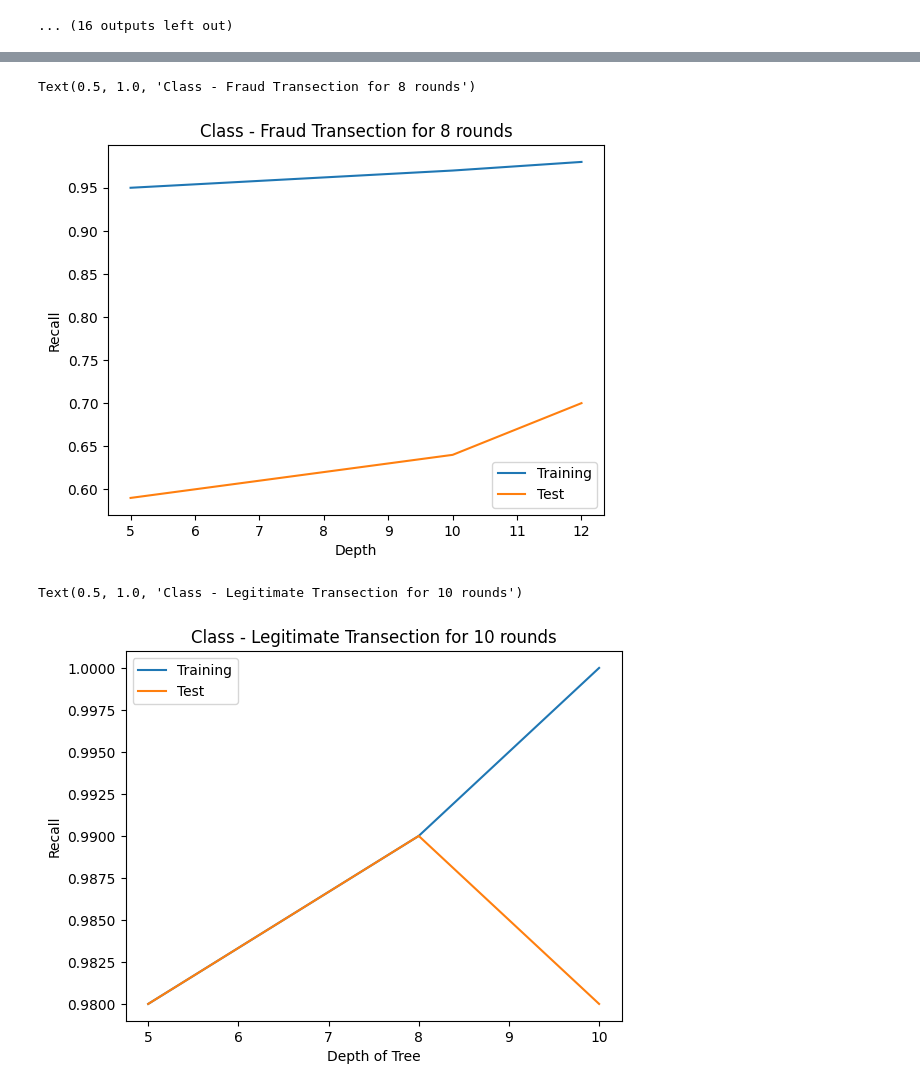
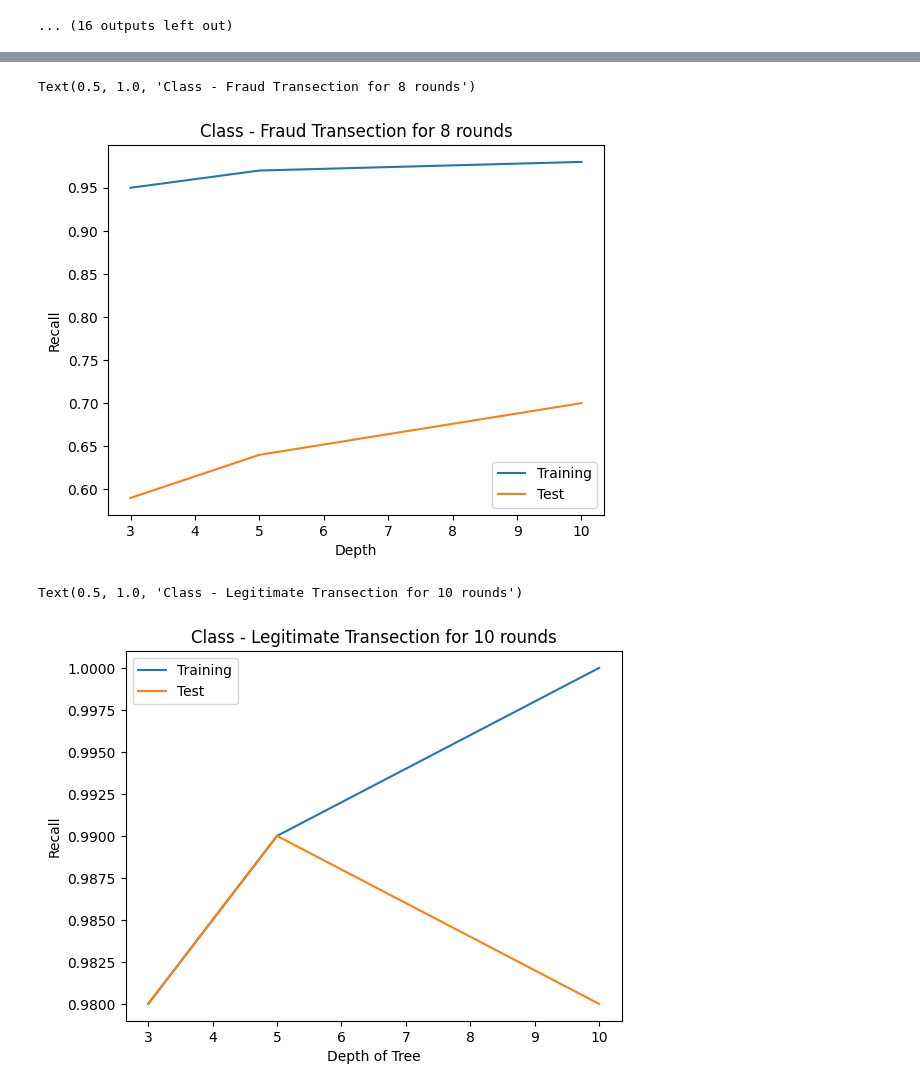
Before and after one commit to karysutariya/Fraud-Detection, a Jupyter notebook: XGboost.ipynb, the cells around one changed output, grey strips where cells are left out. Drawn from its saved outputs; the diff is of its cells as text; code cells hidden in the pictures.

```diff
--- a/XGboost.ipynb
+++ b/XGboost.ipynb
@@ -201,5 +201,5 @@ Text(0.5, 1.0, 'Class - Legitimate Transection for 8 rounds')
 # %%
-x = [5, 10,12]
+x = [3, 5, 10]
 y_train = [0.95, 0.97, 0.98]
 y_test = [0.59, 0.64, 0.70]
 plt.plot(x,y_train, label = "Training")
@@ -210,18 +210,18 @@ plt.ylabel('Recall')
 plt.title('Class - Fraud Transection for 8 rounds')
 # %% [output]
 Text(0.5, 1.0, 'Class - Fraud Transection for 8 rounds')
-[figure, old version]
+[figure, new version]
 # %%
-x = [5, 8, 10]
+x = [3, 5, 10]
 y_train = [0.98, 0.99, 1]
 y_test = [0.98, 0.99, 0.98]
 plt.plot(x,y_train, label = "Training")
 plt.plot(x,y_test, label = "Test")
 plt.legend()
 plt.xlabel('Depth of Tree')
 plt.ylabel('Recall')
 plt.title('Class - Legitimate Transection for 10 rounds')
 # %% [output]
 Text(0.5, 1.0, 'Class - Legitimate Transection for 10 rounds')
-[figure, old version]
+[figure, new version]
 # %%
```
Also changed, not shown: parts of 4 cells of this notebook, 10 other files.
